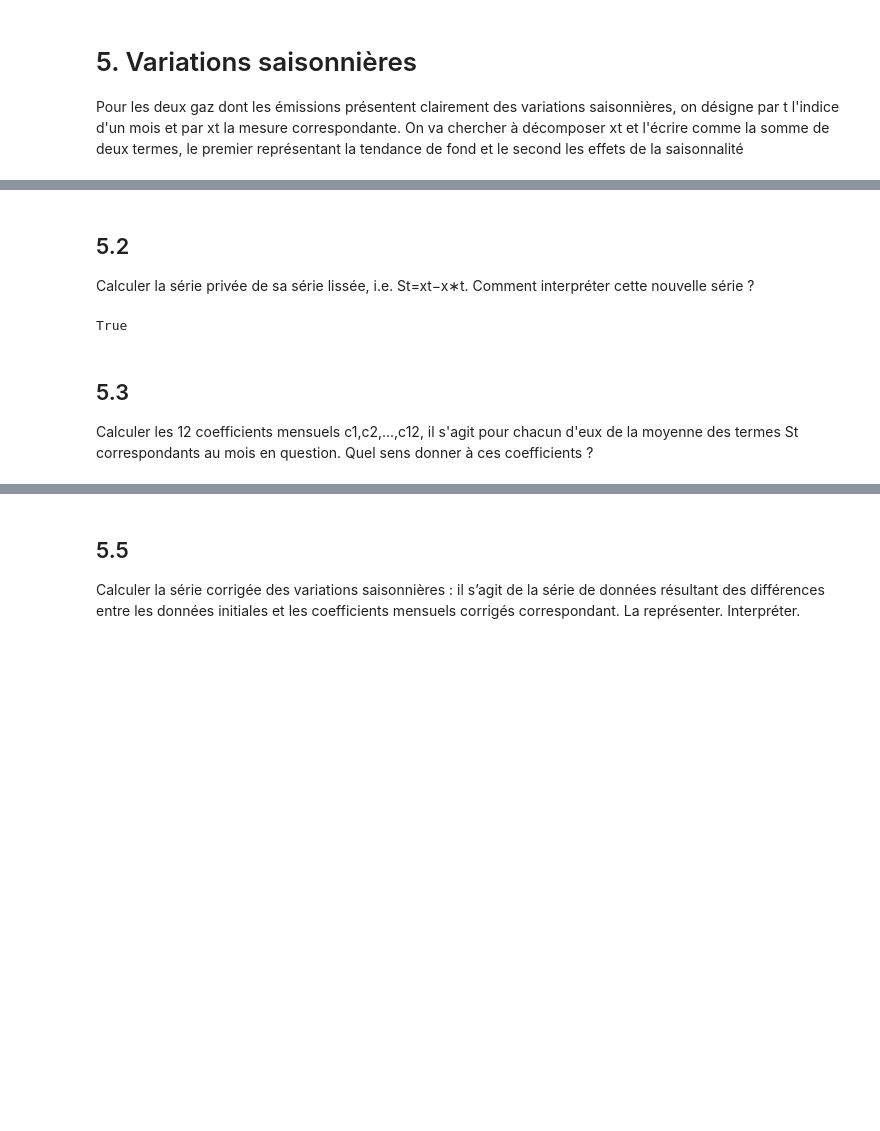
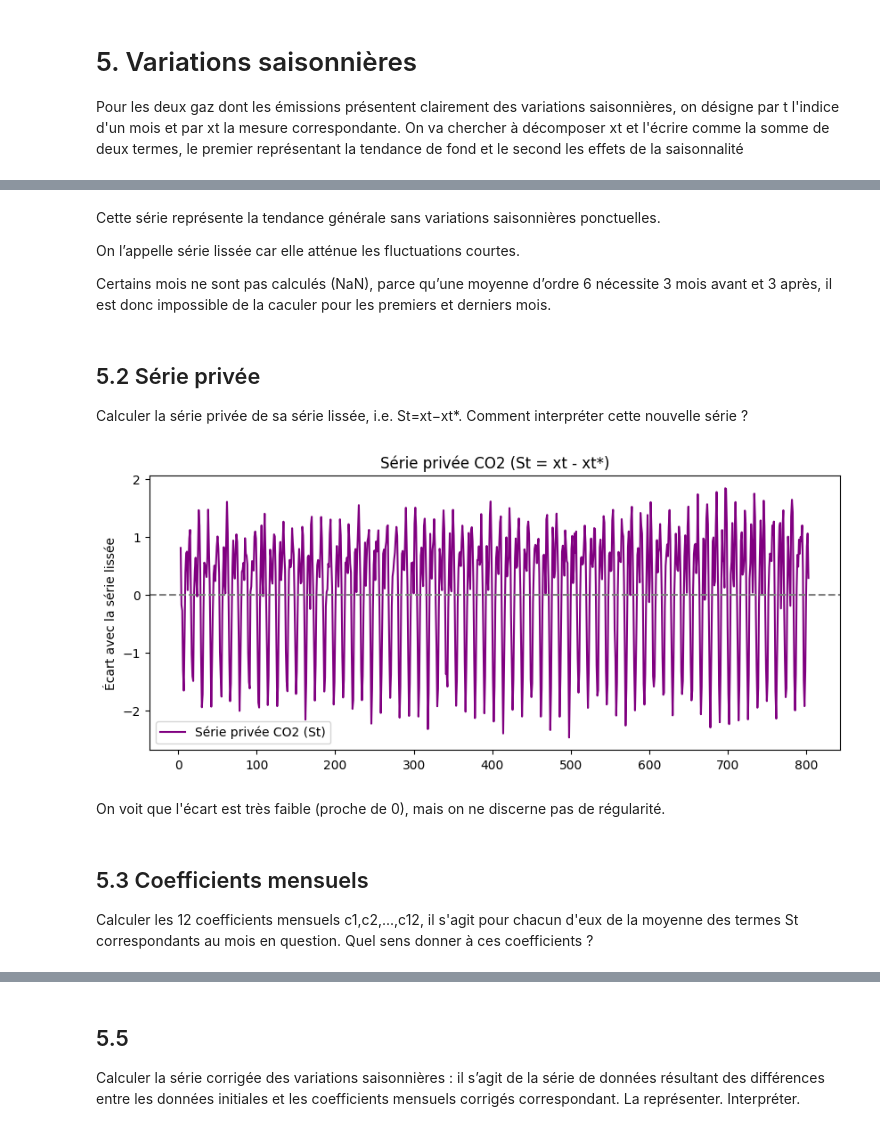
Before and after one commit to DiniBis/2STAT, a Jupyter notebook: main.ipynb, the cells around one changed output, grey strips where cells are left out. Drawn from its saved outputs; the diff is of its cells as text; code cells hidden in the pictures; blank space fills up the shorter version.

```diff
--- a/main.ipynb
+++ b/main.ipynb
@@ -122,11 +153,29 @@ True
+# %% [markdown]
+Cette série représente la tendance générale sans variations saisonnières ponctuelles.
+
+On l’appelle série lissée car elle atténue les fluctuations courtes.
+
+Certains mois ne sont pas calculés (NaN), parce qu’une moyenne d’ordre 6 nécessite 3 mois avant et 3 après, il est donc impossible de la caculer pour les premiers et derniers mois.
 # %% [markdown]
-## 5.2
-Calculer la série privée de sa série lissée, i.e. St=xt−x∗t. Comment interpréter cette nouvelle série ?
+## 5.2 Série privée
+Calculer la série privée de sa série lissée, i.e. St=xt−xt*. Comment interpréter cette nouvelle série ?
 # %%
-True
+co2["St"] = co2["average"] - co2["série_lissée"]
+ch4["St"] = ch4["average"] - ch4["série_lissée"]
+
+#Visualisation
+plt.figure(figsize=(10, 4))
+plt.plot(co2["St"], label="Série privée CO2 (St)", color="purple")
+plt.axhline(0, linestyle='--', color='gray')
+plt.title("Série privée CO2 (St = xt - xt*)")
+plt.ylabel("Écart avec la série lissée")
+plt.legend()
+plt.show()
 # %% [output]
-True
+[figure, added]
+# %% [markdown]
+On voit que l'écart est très faible (proche de 0), mais on ne discerne pas de régularité.
 # %% [markdown]
-## 5.3
+## 5.3 Coefficients mensuels
 Calculer les 12 coefficients mensuels c1,c2,...,c12, il s'agit pour chacun d'eux de la moyenne des termes St correspondants au mois en question. Quel sens donner à ces coefficients ?
 # %%
```
Also changed, not shown: parts of 11 cells of this notebook.
